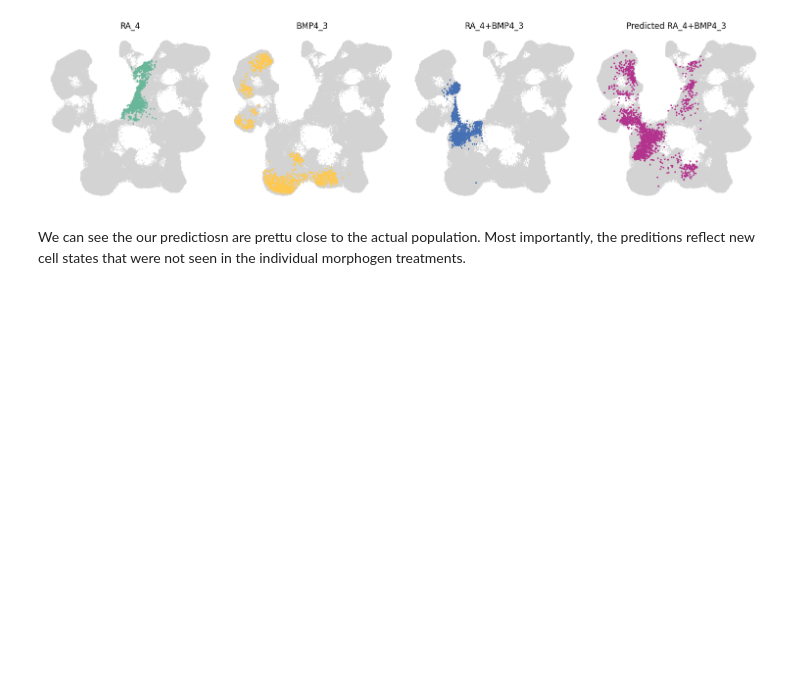
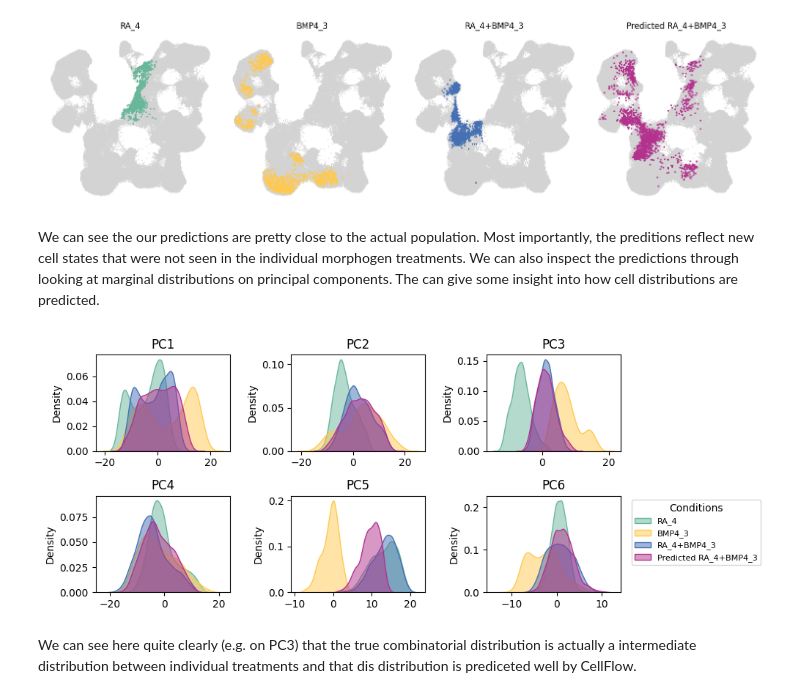
Before and after one commit to theislab/CellFlow2, a Jupyter notebook: docs/notebooks/300_ineuron_tutorial.ipynb, the cells around one changed output. Saved outputs shown, nothing was run; the diff lists cells and outputs as text; code cells hidden in the pictures; blank space fills up the shorter version.

```diff
--- a/docs/notebooks/300_ineuron_tutorial.ipynb
+++ b/docs/notebooks/300_ineuron_tutorial.ipynb
@@ -296,4 +296,57 @@ plt.show()
 # %% [output]
 [figure]
 # %% [markdown]
-We can see the our predictiosn are prettu close to the actual population. Most importantly, the preditions reflect new cell states that were not seen in the individual morphogen treatments.
+We can see the our predictions are pretty close to the actual population. Most importantly, the preditions reflect new cell states that were not seen in the individual morphogen treatments. We can also inspect the predictions through looking at marginal distributions on principal components. The can give some insight into how cell distributions are predicted.
+# %%
+fig, axs = plt.subplots(2, 3, figsize=(10, 4))
+for i, ax in enumerate(axs.flatten()):
+    sns.kdeplot(
+        x=adata[adata.obs["condition"] == "RA_4"].obsm["X_pca"][:, i],
+        fill=True,
+        levels=10,
+        color=colors[0],
+        label="RA_4",
+        alpha=0.5,
+        ax=ax,
+    )
+    sns.kdeplot(
+        x=adata[adata.obs["condition"] == "BMP4_3"].obsm["X_pca"][:, i],
+        fill=True,
+        levels=10,
+        color=colors[1],
+        label="BMP4_3",
+        alpha=0.5,
+        ax=ax,
+    )
+    sns.kdeplot(
+        x=adata[adata.obs["condition"] == "RA_4+BMP4_3"].obsm["X_pca"][:, i],
+        fill=True,
+        levels=10,
+        color=colors[2],
+        label="RA_4+BMP4_3",
+        alpha=0.5,
+        ax=ax,
+    )
+    sns.kdeplot(
+        x=adata_pred_plot.obsm["X_pca_reproj"][:, i],
+        fill=True,
+        levels=10,
+        color=colors[3],
+        label="Predicted RA_4+BMP4_3",
+        alpha=0.5,
+        ax=ax,
+    )
+    ax.set_title("PC" + str(i + 1))
+plt.legend(
+    loc="best",
+    bbox_to_anchor=(1.05, 1),
+    fontsize=8,
+    title="Conditions",
+    title_fontsize=10,
+)
+plt.tight_layout()
+plt.show()
+# %% [output]
+[figure, added]
+# %% [markdown]
+We can see here quite clearly (e.g. on PC3) that the true combinatorial distribution is actually a intermediate distribution between individual treatments and that dis distribution is prediceted well by CellFlow.
```
